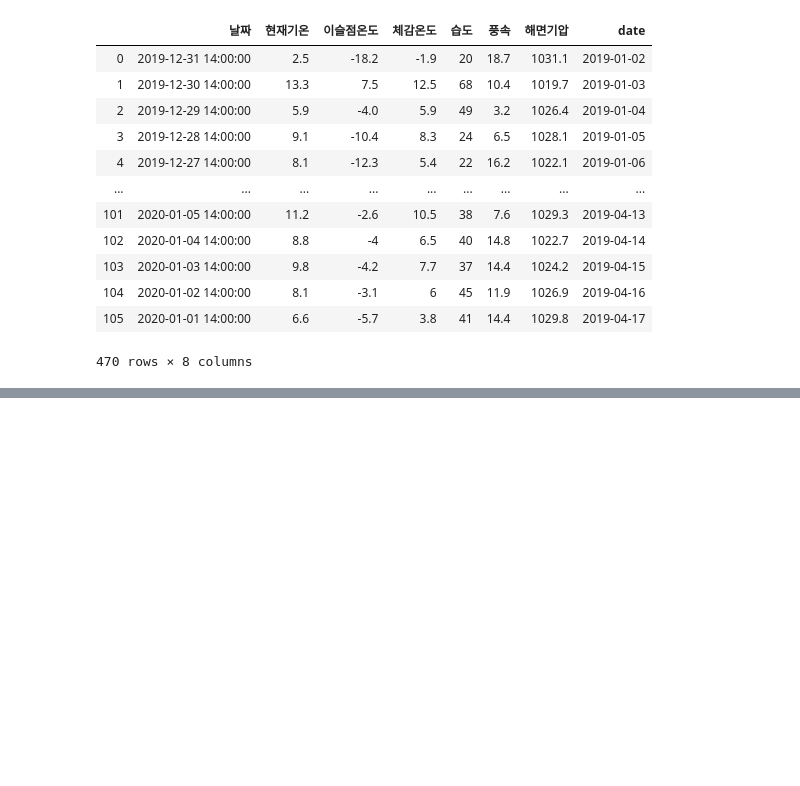
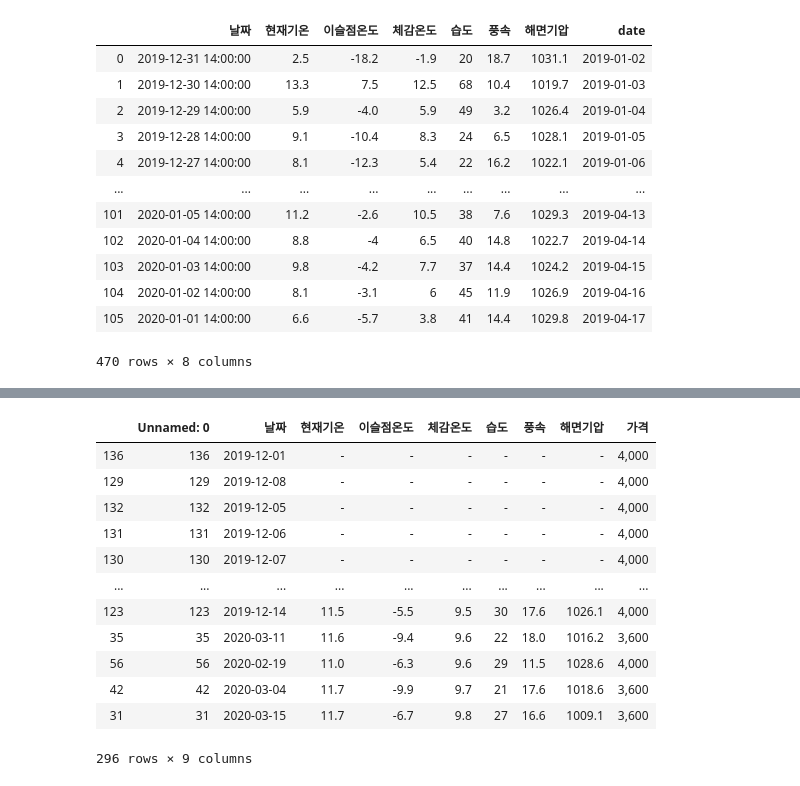
Before and after one commit to jiyoon-choii/20200413-, a Jupyter notebook: 20200416 미니프로젝트_당근값예측_기온 전처리.ipynb, the cells around one changed output, grey strips where cells are left out. Saved outputs shown, nothing was run; the diff lists cells and outputs as text; code cells hidden in the pictures; blank space fills up the shorter version.

```diff
--- a/20200416 미니프로젝트_당근값예측_기온 전처리.ipynb
+++ b/20200416 미니프로젝트_당근값예측_기온 전처리.ipynb
@@ -401,0 +534,16 @@ year
+# %%
+carrot_weather1.sort_values(by='체감온도', ascending=True)
+# %% [output]
+|  | Unnamed: 0 | 날짜 | 현재기온 | 이슬점온도 | 체감온도 | 습도 | 풍속 | 해면기압 | 가격 |
+| 136 | 136 | 2019-12-01 | - | - | - | - | - | - | 4,000 |
+| 129 | 129 | 2019-12-08 | - | - | - | - | - | - | 4,000 |
+| 132 | 132 | 2019-12-05 | - | - | - | - | - | - | 4,000 |
+| 131 | 131 | 2019-12-06 | - | - | - | - | - | - | 4,000 |
+| 130 | 130 | 2019-12-07 | - | - | - | - | - | - | 4,000 |
+| ... | ... | ... | ... | ... | ... | ... | ... | ... | ... |
+| 123 | 123 | 2019-12-14 | 11.5 | -5.5 | 9.5 | 30 | 17.6 | 1026.1 | 4,000 |
+| 35 | 35 | 2020-03-11 | 11.6 | -9.4 | 9.6 | 22 | 18.0 | 1016.2 | 3,600 |
+| 56 | 56 | 2020-02-19 | 11.0 | -6.3 | 9.6 | 29 | 11.5 | 1028.6 | 4,000 |
+| 42 | 42 | 2020-03-04 | 11.7 | -9.9 | 9.7 | 21 | 17.6 | 1018.6 | 3,600 |
+| 31 | 31 | 2020-03-15 | 11.7 | -6.7 | 9.8 | 27 | 16.6 | 1009.1 | 3,600 |
+296 rows × 9 columns
```
Also changed, not shown: parts of 18 cells of this notebook, 4 other files.
